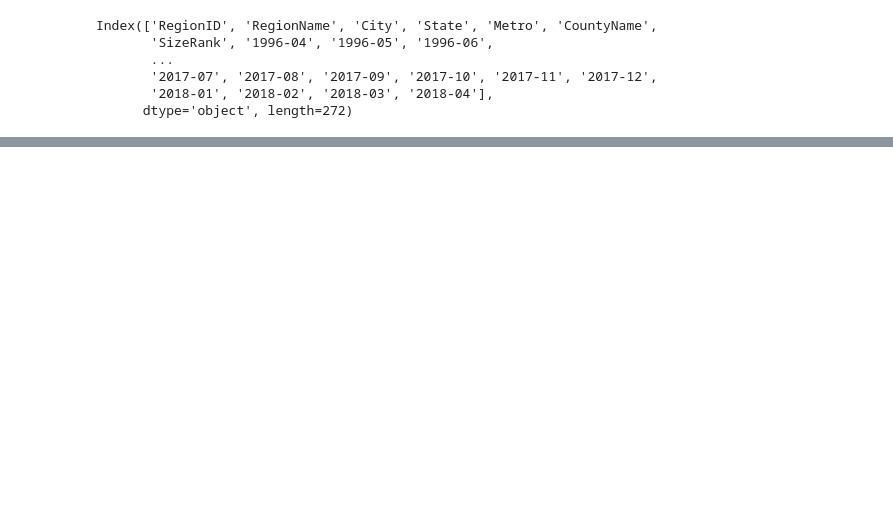
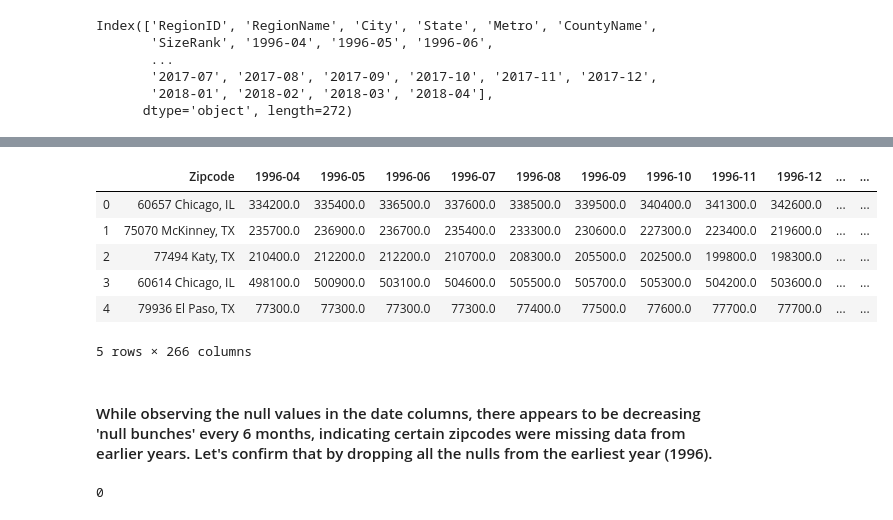
Before and after one commit to johnnyboi1016/dsc-mod-4-project-v2-1-online-ds-ft-120919, a Jupyter notebook: Cleaning.ipynb, the cells around one changed output, grey strips where cells are left out. Saved outputs shown, nothing was run; the diff lists cells and outputs as text; code cells hidden in the pictures; blank space fills up the shorter version.

```diff
--- a/Cleaning.ipynb
+++ b/Cleaning.ipynb
@@ -195,0 +91,20 @@ ValueError: ('Unknown string format:', 'RegionID')
+# %%
+# Dropping every non-date column except RegionName (rename to Zipcode)
+df = df.drop(columns=['RegionID','City','State','Metro','CountyName','SizeRank'])
+df = df.rename(columns={'RegionName' : 'Zipcode'})
+df.head()
+# %% [output]
+|  | Zipcode | 1996-04 | 1996-05 | 1996-06 | 1996-07 | 1996-08 | 1996-09 | 1996-10 | 1996-11 | 1996-12 | ... | ... |
+| 0 | 60657 Chicago, IL | 334200.0 | 335400.0 | 336500.0 | 337600.0 | 338500.0 | 339500.0 | 340400.0 | 341300.0 | 342600.0 | ... | ... |
+| 1 | 75070 McKinney, TX | 235700.0 | 236900.0 | 236700.0 | 235400.0 | 233300.0 | 230600.0 | 227300.0 | 223400.0 | 219600.0 | ... | ... |
+| 2 | 77494 Katy, TX | 210400.0 | 212200.0 | 212200.0 | 210700.0 | 208300.0 | 205500.0 | 202500.0 | 199800.0 | 198300.0 | ... | ... |
+| 3 | 60614 Chicago, IL | 498100.0 | 500900.0 | 503100.0 | 504600.0 | 505500.0 | 505700.0 | 505300.0 | 504200.0 | 503600.0 | ... | ... |
+| 4 | 79936 El Paso, TX | 77300.0 | 77300.0 | 77300.0 | 77300.0 | 77400.0 | 77500.0 | 77600.0 | 77700.0 | 77700.0 | ... | ... |
+5 rows × 266 columns
+# %% [markdown]
+#### While observing the null values in the date columns, there appears to be decreasing 'null bunches' every 6 months, indicating certain zipcodes were missing data from earlier years. Let's confirm that by dropping all the nulls from the earliest year (1996).
+# %%
+# See if all nulls are removed after dropping every index row with null values from first date column only (1039 total)
+df.dropna(subset=['1996-04']).isna().sum().sum()
+# %% [output]
+0
```
Also changed, not shown: parts of 26 cells of this notebook, 17 other files.
